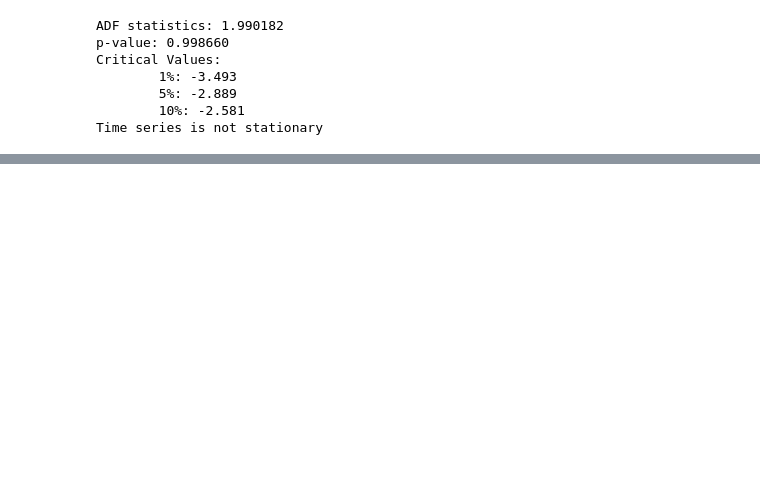
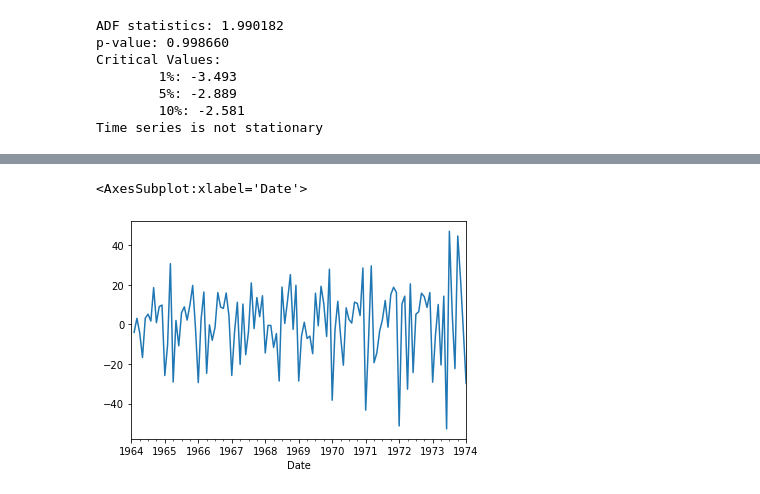
Before and after one commit to git-anupam/Demand-forcasting-and-stock-management, a Jupyter notebook: Forecasting Stock Management.ipynb, the cells around one changed output, grey strips where cells are left out. Saved outputs shown, nothing was run; the diff lists cells and outputs as text; code cells hidden in the pictures; blank space fills up the shorter version.

```diff
--- a/Forecasting Stock Management.ipynb
+++ b/Forecasting Stock Management.ipynb
@@ -153,0 +216,7 @@ Time series is not stationary
+# %%
+dataframe['Demand_diff'] = dataframe['Demand'] - dataframe['Demand'].shift(1)
+# %%
+dataframe['Demand_diff'].plot()
+# %% [output]
+<AxesSubplot:xlabel='Date'>
+[figure, added]
```
Also changed, not shown: parts of 12 cells of this notebook.
